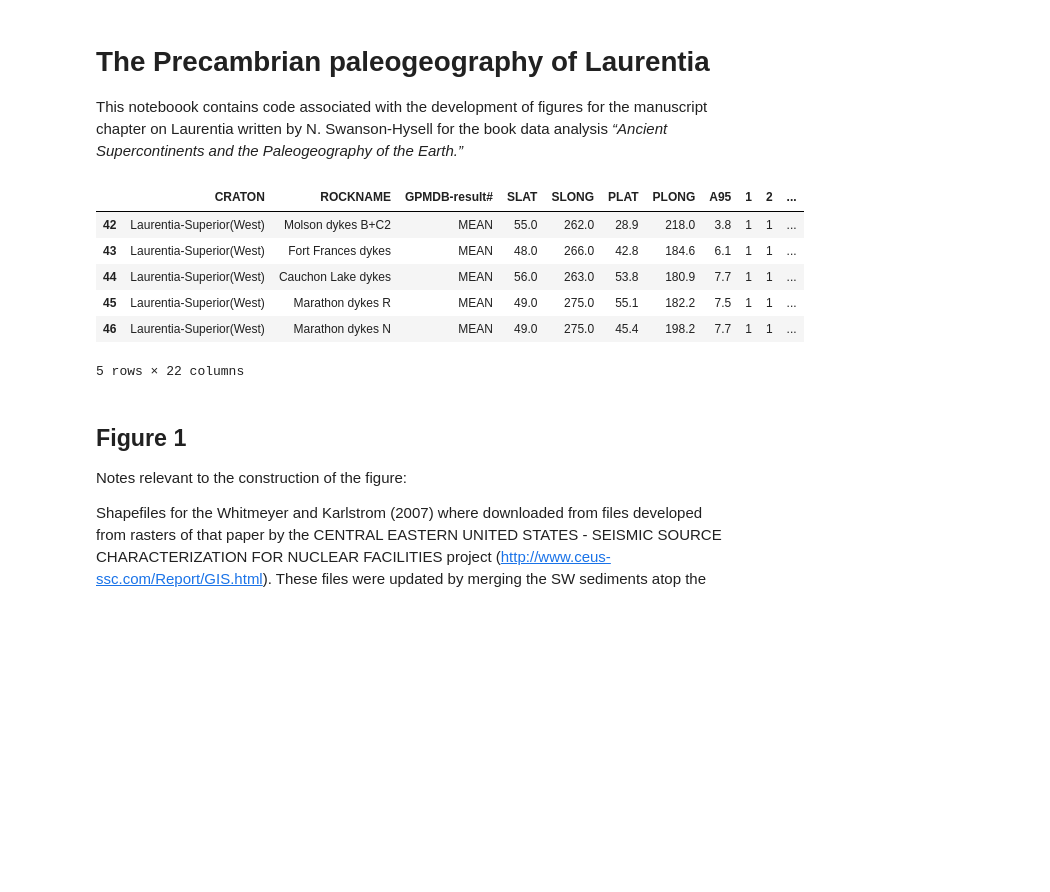
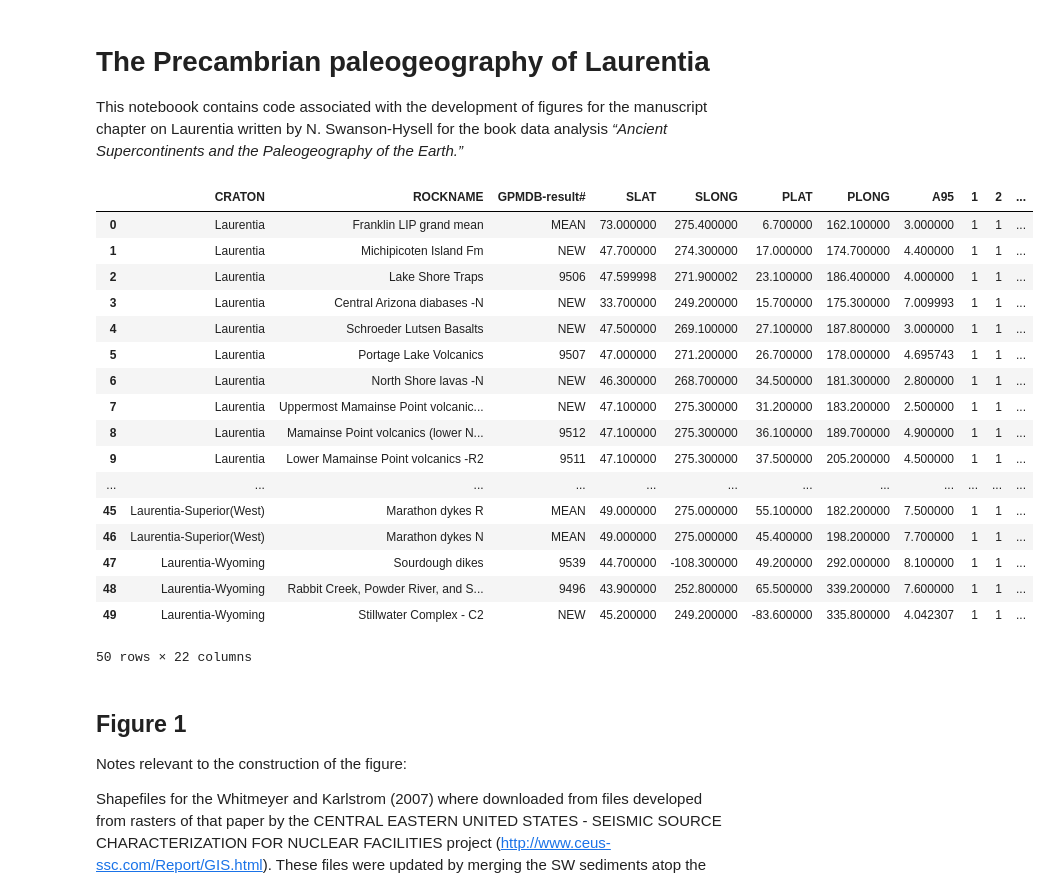
Before and after one commit to Swanson-Hysell-Group/Laurentia_Paleogeography, a Jupyter notebook: figures_analysis.ipynb, the cells around one changed output. Saved outputs shown, nothing was run; the diff lists cells and outputs as text; code cells hidden in the pictures; blank space fills up the shorter version.

```diff
--- a/figures_analysis.ipynb
+++ b/figures_analysis.ipynb
@@ -19,14 +19,26 @@ duluth_lat = 46.7867
 duluth_lon = 92.1005 + 180
 # %%
 A_poles = pd.read_excel('Data/Laurentia_poles_Precambrian.xlsx')
+A_poles
 # %% [output]
 |  | CRATON | ROCKNAME | GPMDB-result# | SLAT | SLONG | PLAT | PLONG | A95 | 1 | 2 | ... |
-| 42 | Laurentia-Superior(West) | Molson dykes B+C2 | MEAN | 55.0 | 262.0 | 28.9 | 218.0 | 3.8 | 1 | 1 | ... |
-| 43 | Laurentia-Superior(West) | Fort Frances dykes | MEAN | 48.0 | 266.0 | 42.8 | 184.6 | 6.1 | 1 | 1 | ... |
-| 44 | Laurentia-Superior(West) | Cauchon Lake dykes | MEAN | 56.0 | 263.0 | 53.8 | 180.9 | 7.7 | 1 | 1 | ... |
-| 45 | Laurentia-Superior(West) | Marathon dykes R | MEAN | 49.0 | 275.0 | 55.1 | 182.2 | 7.5 | 1 | 1 | ... |
-| 46 | Laurentia-Superior(West) | Marathon dykes N | MEAN | 49.0 | 275.0 | 45.4 | 198.2 | 7.7 | 1 | 1 | ... |
+| 0 | Laurentia | Franklin LIP grand mean | MEAN | 73.000000 | 275.400000 | 6.700000 | 162.100000 | 3.000000 | 1 | 1 | ... |
+| 1 | Laurentia | Michipicoten Island Fm | NEW | 47.700000 | 274.300000 | 17.000000 | 174.700000 | 4.400000 | 1 | 1 | ... |
+| 2 | Laurentia | Lake Shore Traps | 9506 | 47.599998 | 271.900002 | 23.100000 | 186.400000 | 4.000000 | 1 | 1 | ... |
+| 3 | Laurentia | Central Arizona diabases -N | NEW | 33.700000 | 249.200000 | 15.700000 | 175.300000 | 7.009993 | 1 | 1 | ... |
+| 4 | Laurentia | Schroeder Lutsen Basalts | NEW | 47.500000 | 269.100000 | 27.100000 | 187.800000 | 3.000000 | 1 | 1 | ... |
+| 5 | Laurentia | Portage Lake Volcanics | 9507 | 47.000000 | 271.200000 | 26.700000 | 178.000000 | 4.695743 | 1 | 1 | ... |
+| 6 | Laurentia | North Shore lavas -N | NEW | 46.300000 | 268.700000 | 34.500000 | 181.300000 | 2.800000 | 1 | 1 | ... |
+| 7 | Laurentia | Uppermost Mamainse Point volcanic... | NEW | 47.100000 | 275.300000 | 31.200000 | 183.200000 | 2.500000 | 1 | 1 | ... |
+| 8 | Laurentia | Mamainse Point volcanics (lower N... | 9512 | 47.100000 | 275.300000 | 36.100000 | 189.700000 | 4.900000 | 1 | 1 | ... |
+| 9 | Laurentia | Lower Mamainse Point volcanics -R2 | 9511 | 47.100000 | 275.300000 | 37.500000 | 205.200000 | 4.500000 | 1 | 1 | ... |
+| ... | ... | ... | ... | ... | ... | ... | ... | ... | ... | ... | ... |
+| 45 | Laurentia-Superior(West) | Marathon dykes R | MEAN | 49.000000 | 275.000000 | 55.100000 | 182.200000 | 7.500000 | 1 | 1 | ... |
+| 46 | Laurentia-Superior(West) | Marathon dykes N | MEAN | 49.000000 | 275.000000 | 45.400000 | 198.200000 | 7.700000 | 1 | 1 | ... |
+| 47 | Laurentia-Wyoming | Sourdough dikes | 9539 | 44.700000 | -108.300000 | 49.200000 | 292.000000 | 8.100000 | 1 | 1 | ... |
+| 48 | Laurentia-Wyoming | Rabbit Creek, Powder River, and S... | 9496 | 43.900000 | 252.800000 | 65.500000 | 339.200000 | 7.600000 | 1 | 1 | ... |
+| 49 | Laurentia-Wyoming | Stillwater Complex - C2 | NEW | 45.200000 | 249.200000 | -83.600000 | 335.800000 | 4.042307 | 1 | 1 | ... |
-5 rows × 22 columns
+50 rows × 22 columns
 # %% [markdown]
 ## Figure 1
 
```
Also changed, not shown: parts of 1 cell of this notebook.
